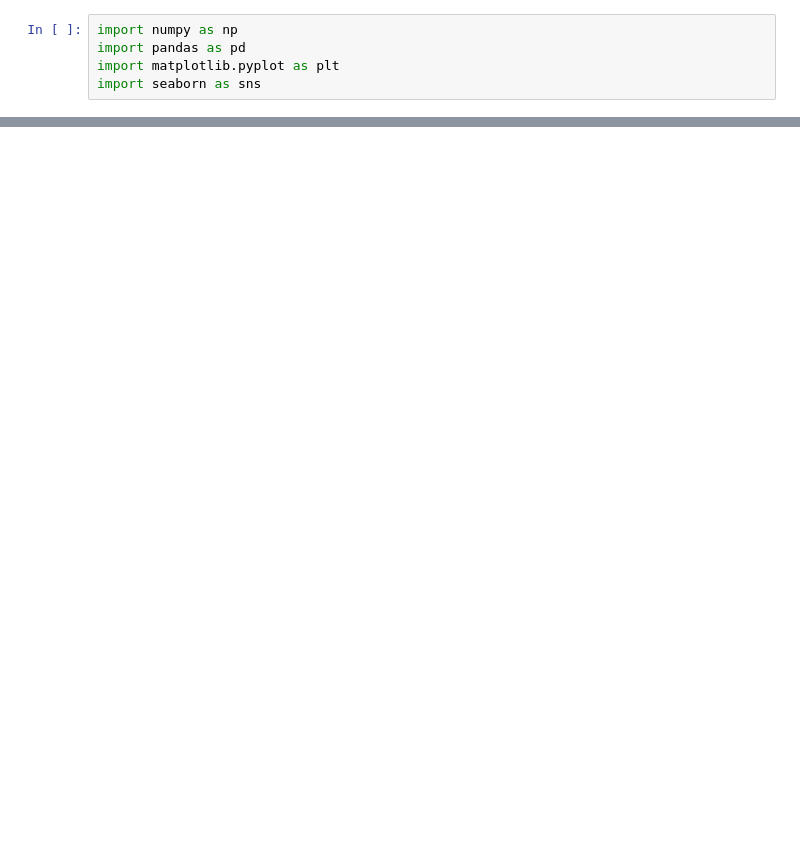
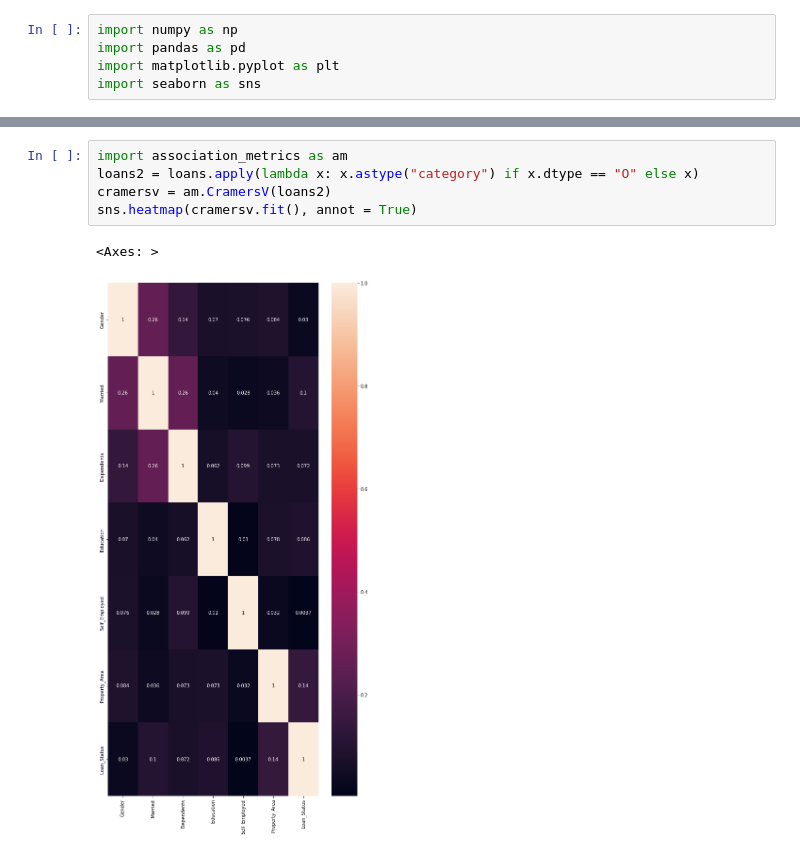
Before and after one commit to davidry777/Home-Loan-Eligibility, a Jupyter notebook: CS108_Project.ipynb, the cells around one changed output, grey strips where cells are left out. Saved outputs shown, nothing was run; the diff lists cells and outputs as text; blank space fills up the shorter version.

```diff
--- a/CS108_Project.ipynb
+++ b/CS108_Project.ipynb
@@ -103 +192,9 @@ loans.corr()
+# %%
+import association_metrics as am
+loans2 = loans.apply(lambda x: x.astype("category") if x.dtype == "O" else x)
+cramersv = am.CramersV(loans2)
+sns.heatmap(cramersv.fit(), annot = True)
+# %% [output]
+<Axes: >
+[figure, added]
 # %%
```
Also changed, not shown: parts of 118 cells of this notebook.
